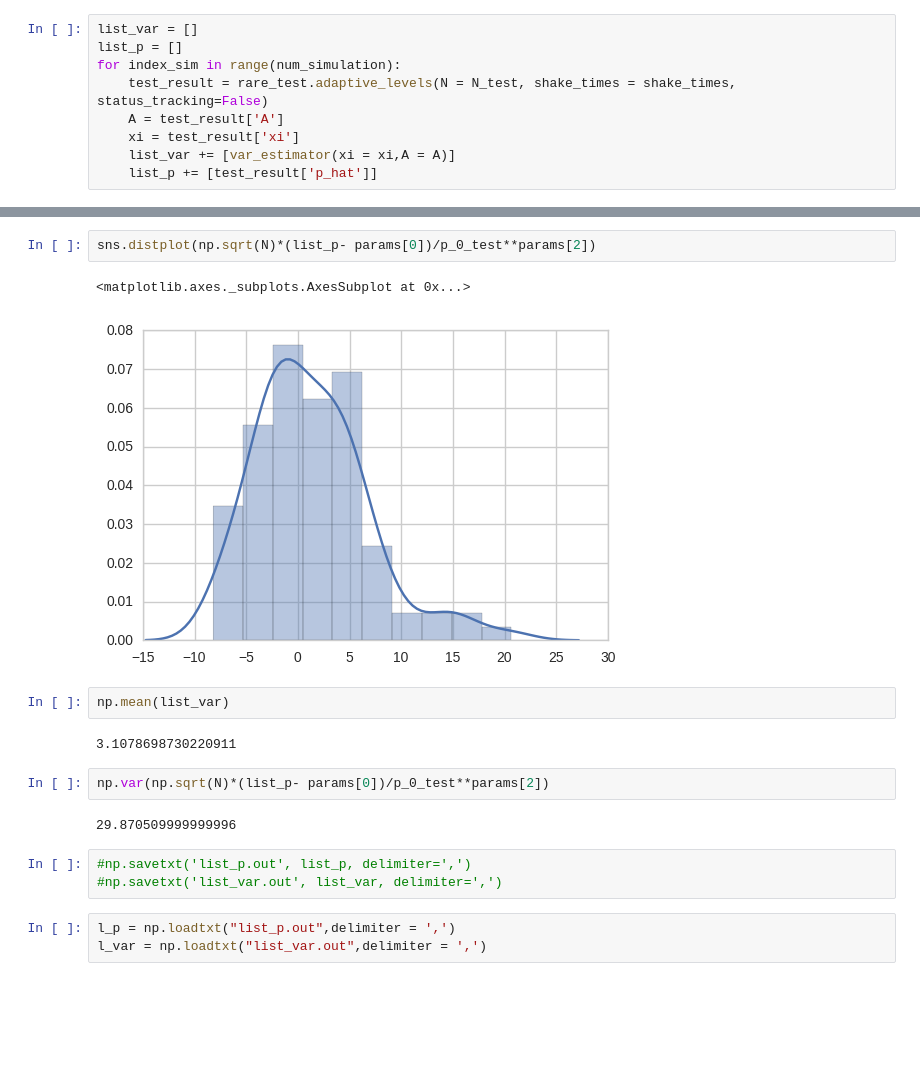
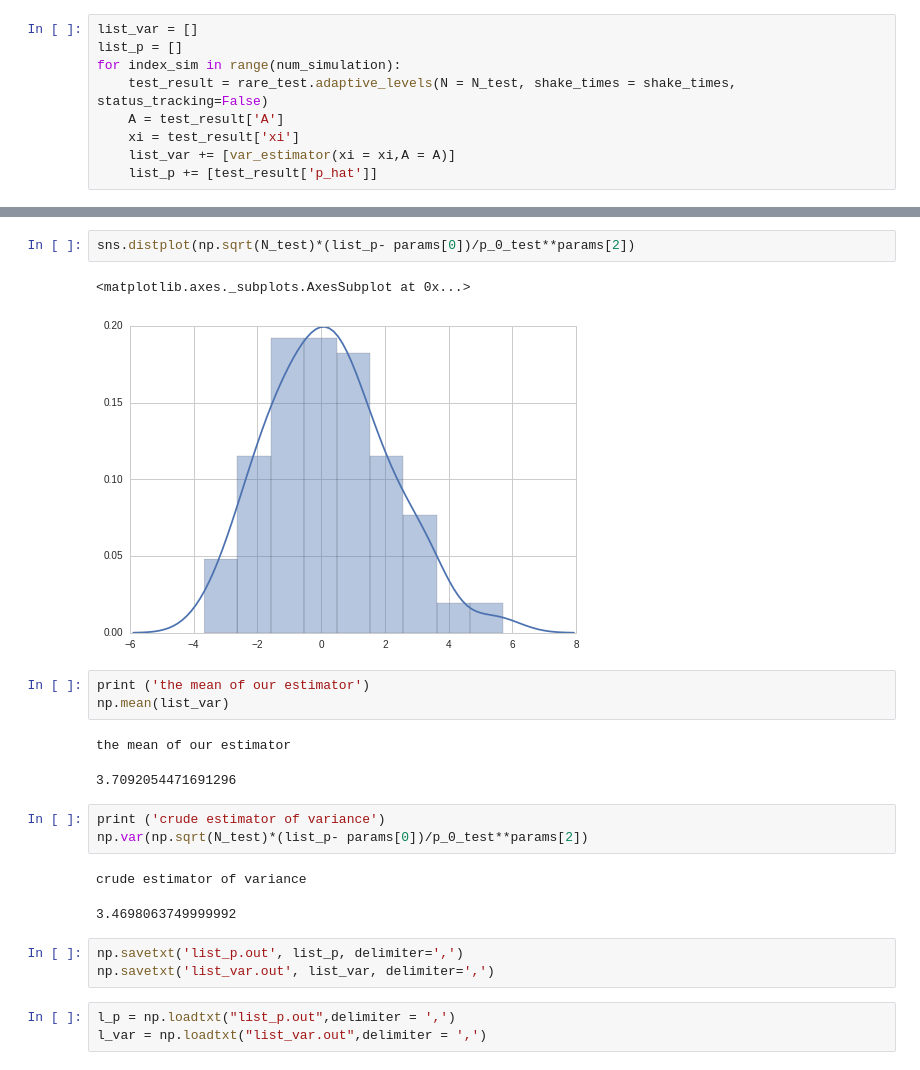
Before and after one commit to MGIMM/Rare-Events, a Jupyter notebook: simulation/editing_pyrare.ipynb, the cells around one changed output, grey strips where cells are left out. Cells and saved outputs as stored; diff of their text form; blank space fills up the shorter version.

Commit message:
estimation finished for level_test = 2

```diff
--- a/simulation/editing_pyrare.ipynb
+++ b/simulation/editing_pyrare.ipynb
@@ -302,19 +302,23 @@ print (np.mean(list_p))
 # %%
-sns.distplot(np.sqrt(N)*(list_p- params[0])/p_0_test**params[2])
+sns.distplot(np.sqrt(N_test)*(list_p- params[0])/p_0_test**params[2])
 # %% [output]
 <matplotlib.axes._subplots.AxesSubplot at 0x...>
-[figure, old version]
+[figure, new version]
-# %%
-np.mean(list_var)
-# %% [output]
-3.1078698730220911
+# %%
+print ('the mean of our estimator')
+np.mean(list_var)
+# %% [output]
+the mean of our estimator
+3.7092054471691296
 # %%
-np.var(np.sqrt(N)*(list_p- params[0])/p_0_test**params[2])
+print ('crude estimator of variance')
+np.var(np.sqrt(N_test)*(list_p- params[0])/p_0_test**params[2])
 # %% [output]
-29.870509999999996
+crude estimator of variance
+3.4698063749999992
 # %%
-#np.savetxt('list_p.out', list_p, delimiter=',')
-#np.savetxt('list_var.out', list_var, delimiter=',')
+np.savetxt('list_p.out', list_p, delimiter=',')
+np.savetxt('list_var.out', list_var, delimiter=',')
 # %%
 l_p = np.loadtxt("list_p.out",delimiter = ',')
 l_var = np.loadtxt("list_var.out",delimiter = ',')
```
Also changed, not shown: parts of 4 cells of this notebook, 2 other files.
